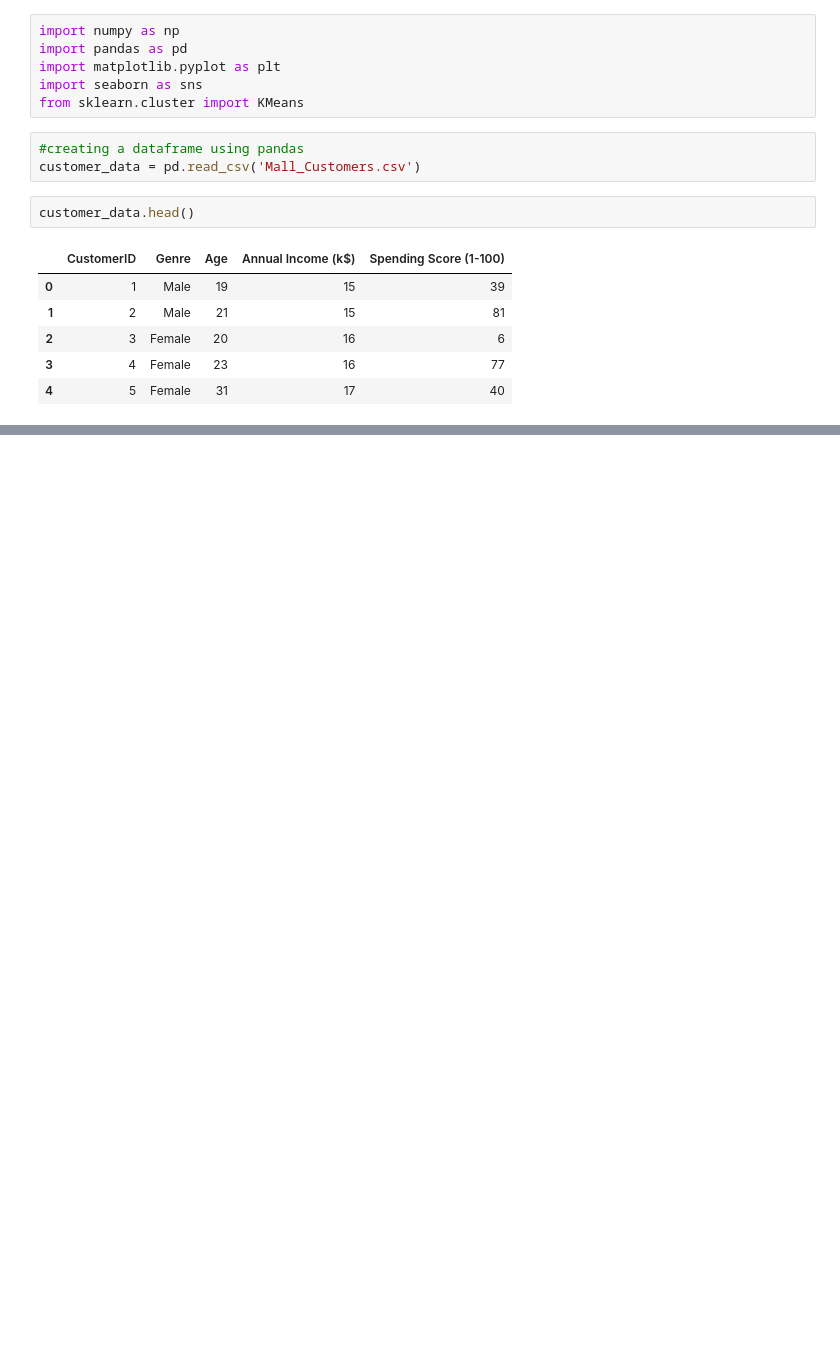
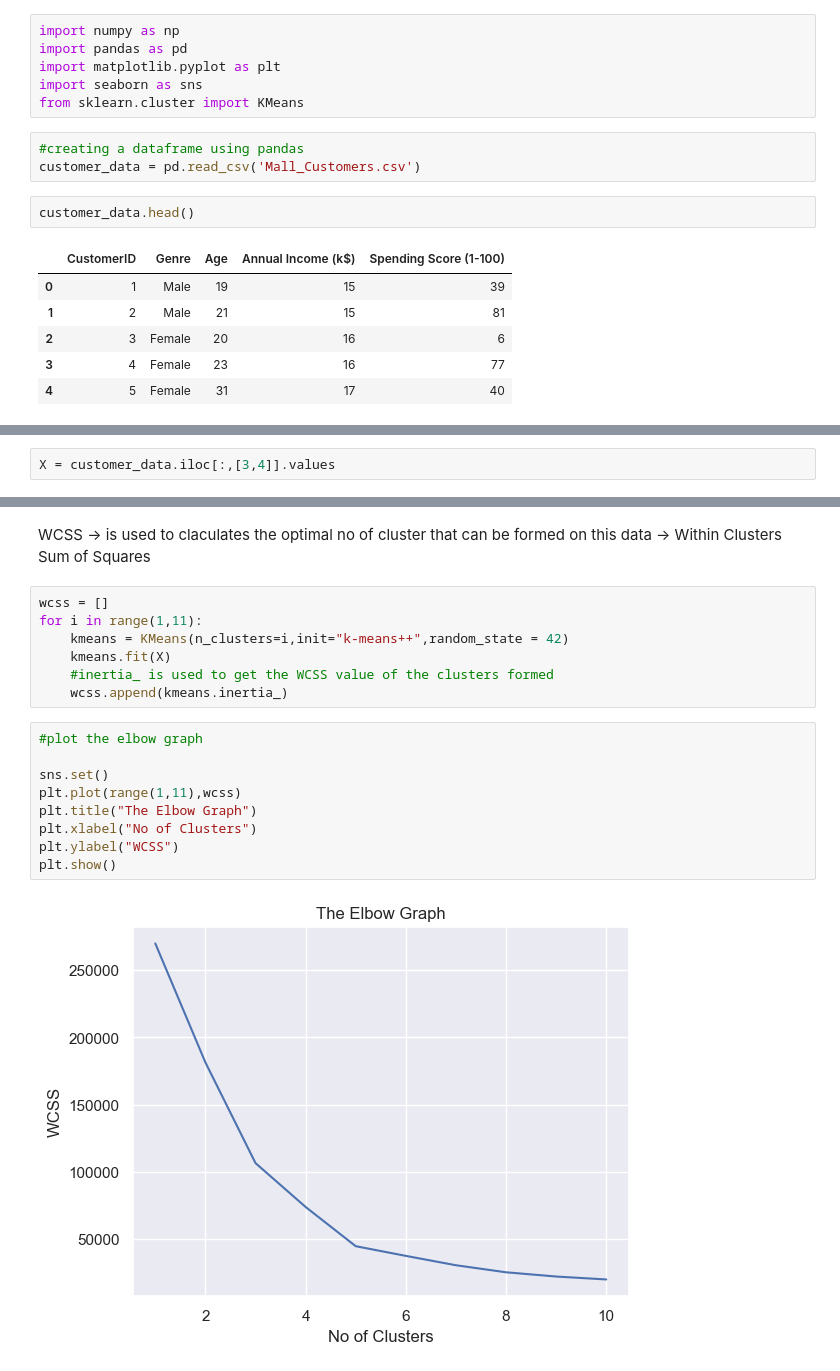
Before and after one commit to balakrishnasurya/Customer-Clustering, a Jupyter notebook: Customer Data Clustering.ipynb, the cells around one changed output, grey strips where cells are left out. Saved outputs shown, nothing was run; the diff lists cells and outputs as text; blank space fills up the shorter version.

```diff
--- a/Customer Data Clustering.ipynb
+++ b/Customer Data Clustering.ipynb
@@ -18,0 +108,2 @@ customer_data.head()
+# %%
+X = customer_data.iloc[:,[3,4]].values
@@ -18,0 +131,21 @@ customer_data.head()
+# %% [markdown]
+WCSS -> is used to claculates the optimal no of cluster that can be formed on this data
+     -> Within Clusters Sum of Squares
+# %%
+wcss = []
+for i in range(1,11):
+    kmeans = KMeans(n_clusters=i,init="k-means++",random_state = 42)
+    kmeans.fit(X)
+    #inertia_ is used to get the WCSS value of the clusters formed
+    wcss.append(kmeans.inertia_)
+# %%
+#plot the elbow graph
+
+sns.set()
+plt.plot(range(1,11),wcss)
+plt.title("The Elbow Graph")
+plt.xlabel("No of Clusters")
+plt.ylabel("WCSS")
+plt.show()
+# %% [output]
+[figure, added]
```
Also changed, not shown: parts of 15 cells of this notebook.
